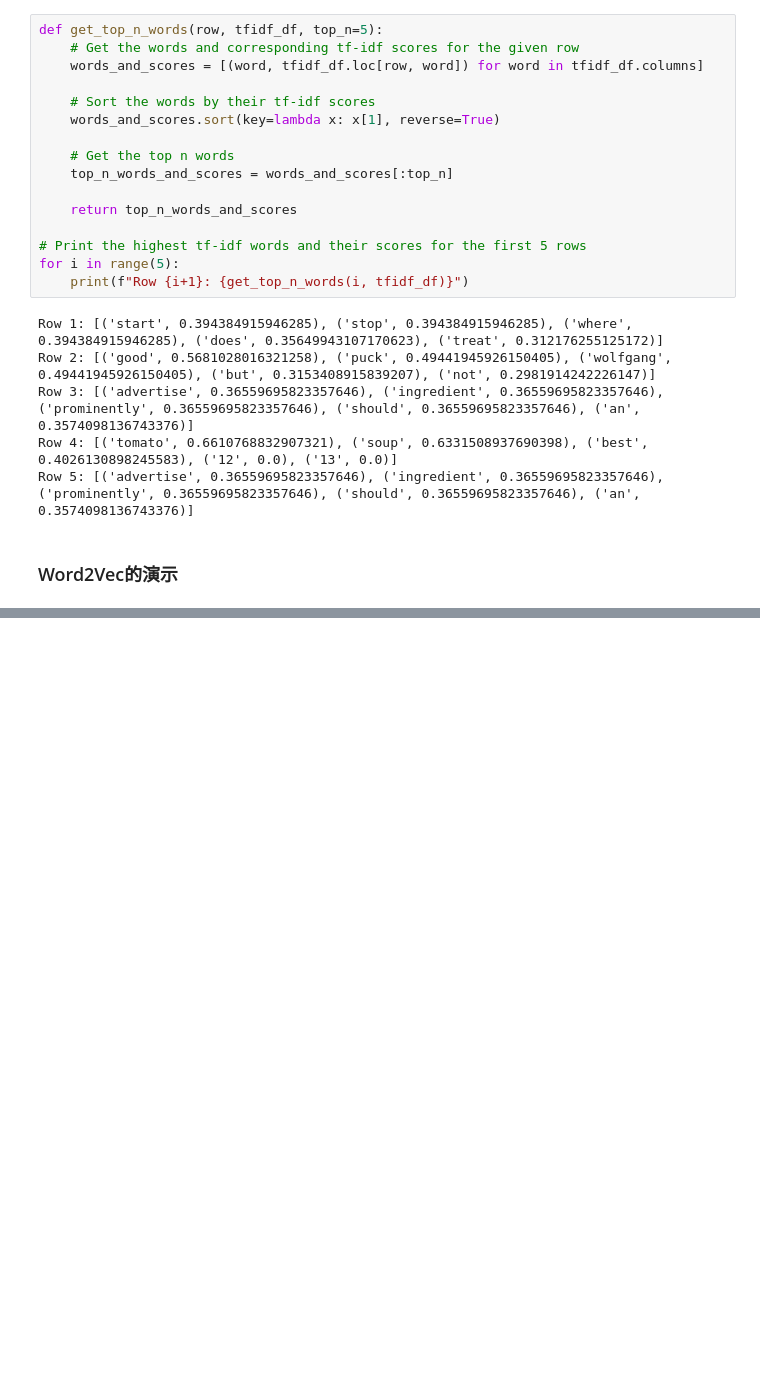
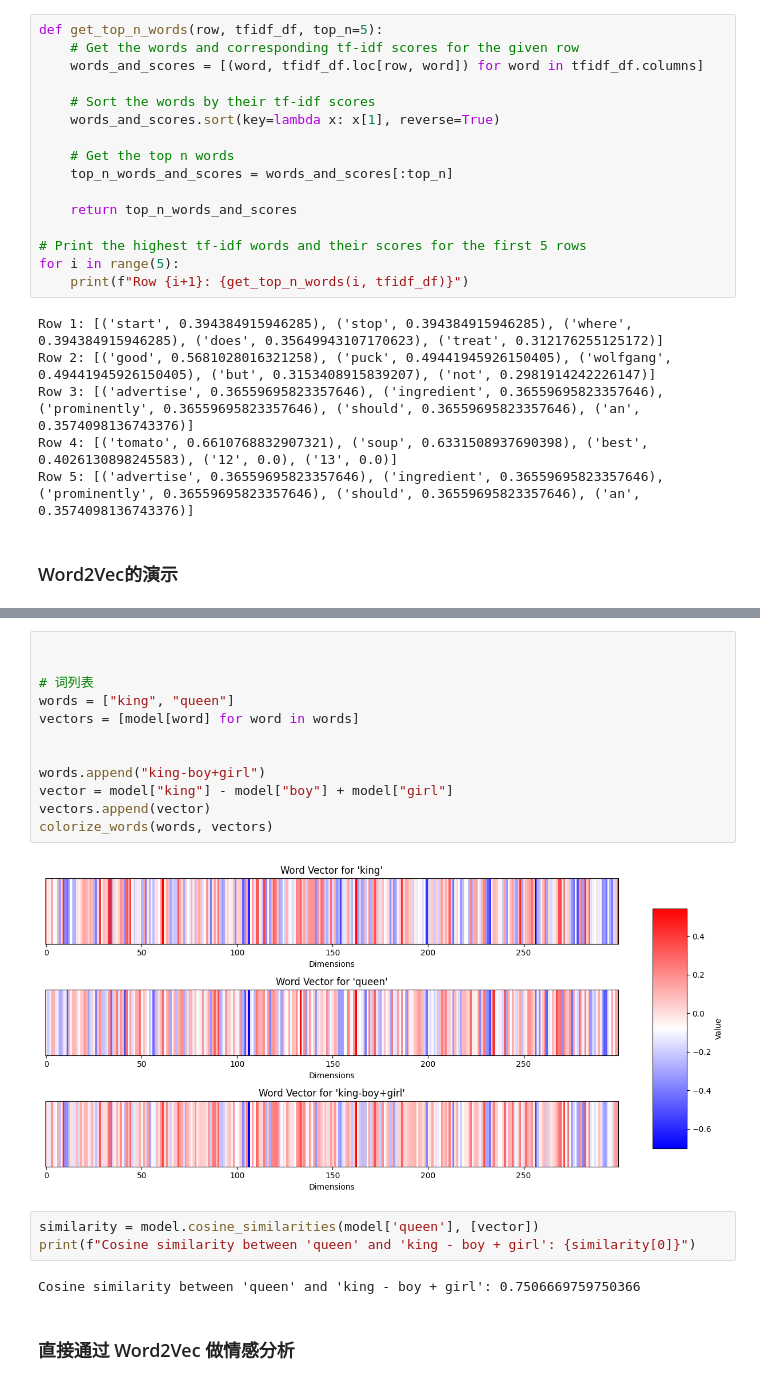
Before and after one commit to xuwenhao/mactalk-ai-course, a Jupyter notebook: week1.ipynb, the cells around one changed output, grey strips where cells are left out. Cells and saved outputs as stored; diff of their text form; blank space fills up the shorter version.

```diff
--- a/week1.ipynb
+++ b/week1.ipynb
@@ -277,0 +401,21 @@ Row 5: [('advertise', 0.36559695823357646), ('ingredient', 0.36559695823357646),
+# %%
+
+
+# 词列表
+words = ["king", "queen"]
+vectors = [model[word] for word in words]
+
+
+words.append("king-boy+girl")
+vector = model["king"] - model["boy"] + model["girl"]
+vectors.append(vector)
+colorize_words(words, vectors)
+# %% [output]
+[figure, added]
+# %%
+similarity = model.cosine_similarities(model['queen'], [vector])
+print(f"Cosine similarity between 'queen' and 'king - boy + girl': {similarity[0]}")
+# %% [output]
+Cosine similarity between 'queen' and 'king - boy + girl': 0.7506669759750366
+# %% [markdown]
+### 直接通过 Word2Vec 做情感分析
```
Also changed, not shown: parts of 10 cells of this notebook, 1 other file.
